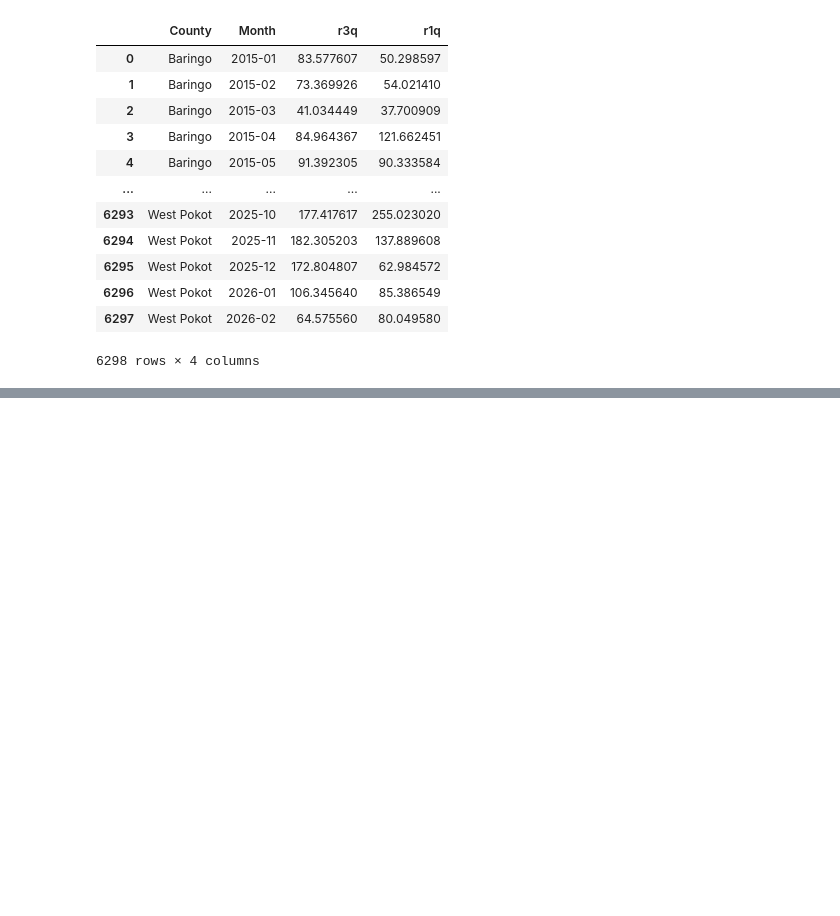
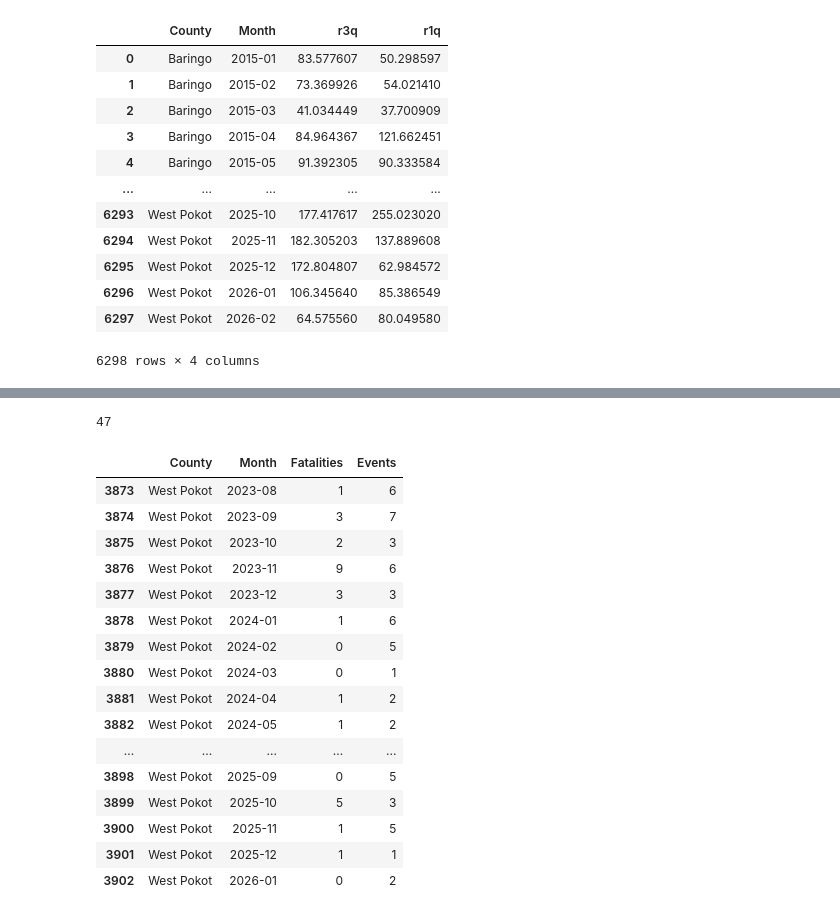
Before and after one commit to MrDenzy/PHASE-5-PROJECT---PREDICTING-FOOD-INSECURITY, a Jupyter notebook: notebooks/data_explore.ipynb, the cells around one changed output, grey strips where cells are left out. Cells and saved outputs as stored; diff of their text form; code cells hidden in the pictures; blank space fills up the shorter version.

Commit message:
cleaned and saved cleaned_conflicts data

```diff
--- a/notebooks/data_explore.ipynb
+++ b/notebooks/data_explore.ipynb
@@ -1245,0 +1279,4 @@ df_rf
+# %%
+# filtering to kenyan data only and relevant rows
+df_c = df_c.loc[df_c['COUNTRY'].str.lower() == 'kenya',['WEEK','ADMIN1','EVENTS','FATALITIES']].copy()
+df_c.head()
@@ -1245,0 +1304,9 @@ df_rf
+# %%
+df_c = (
+    df_c
+       .assign(Month = df_c['WEEK'].dt.to_period('M'))
+       .groupby(['ADMIN1','Month'])
+       .agg({'FATALITIES': 'sum','EVENTS': 'sum'})
+       .reset_index())
+
+df_c.info()
@@ -1245,0 +1334,6 @@ df_rf
+# %%
+# start with data from 2015 onwards
+df_c = df_c.loc[df_c['Month'] >= pd.Period('2015-01',freq = 'M')].reset_index(drop=True).copy()
+print(df_c.info())
+print('\nConflict Sample:')
+display(df_c.head(10))
@@ -1245,0 +1366,3 @@ df_rf
+# %%
+df_c.rename(columns={'ADMIN1':'County','FATALITIES':'Fatalities','EVENTS':'Events'},inplace=True)
+df_c.head()
@@ -1245,0 +1376,24 @@ df_rf
+# %%
+df_c['County'].nunique()
+# %% [output]
+47
+# %%
+df_c.tail(30)
+# %% [output]
+|  | County | Month | Fatalities | Events |
+| 3873 | West Pokot | 2023-08 | 1 | 6 |
+| 3874 | West Pokot | 2023-09 | 3 | 7 |
+| 3875 | West Pokot | 2023-10 | 2 | 3 |
+| 3876 | West Pokot | 2023-11 | 9 | 6 |
+| 3877 | West Pokot | 2023-12 | 3 | 3 |
+| 3878 | West Pokot | 2024-01 | 1 | 6 |
+| 3879 | West Pokot | 2024-02 | 0 | 5 |
+| 3880 | West Pokot | 2024-03 | 0 | 1 |
+| 3881 | West Pokot | 2024-04 | 1 | 2 |
+| 3882 | West Pokot | 2024-05 | 1 | 2 |
+| ... | ... | ... | ... | ... |
+| 3898 | West Pokot | 2025-09 | 0 | 5 |
+| 3899 | West Pokot | 2025-10 | 5 | 3 |
+| 3900 | West Pokot | 2025-11 | 1 | 5 |
+| 3901 | West Pokot | 2025-12 | 1 | 1 |
+| 3902 | West Pokot | 2026-01 | 0 | 2 |
```
Also changed, not shown: parts of 16 cells of this notebook, 1 other file.
